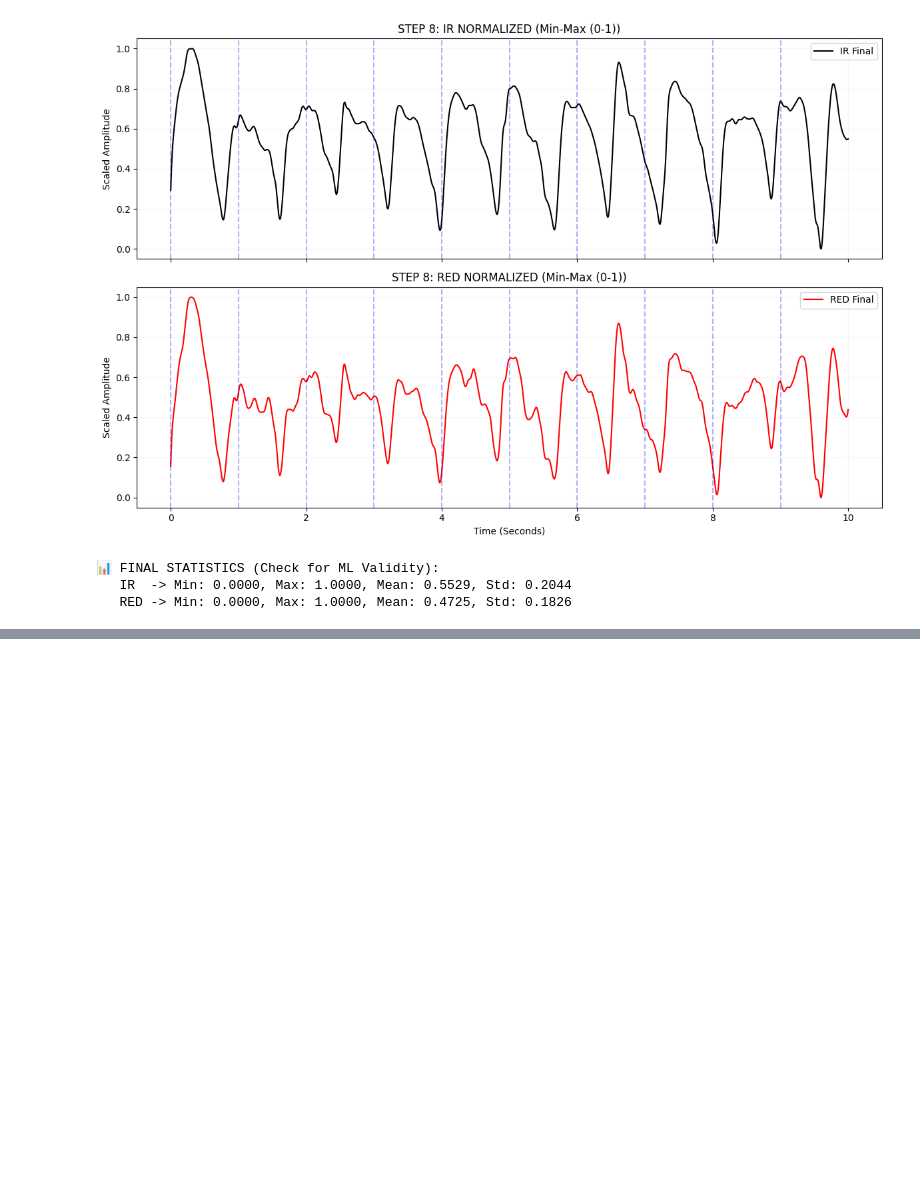
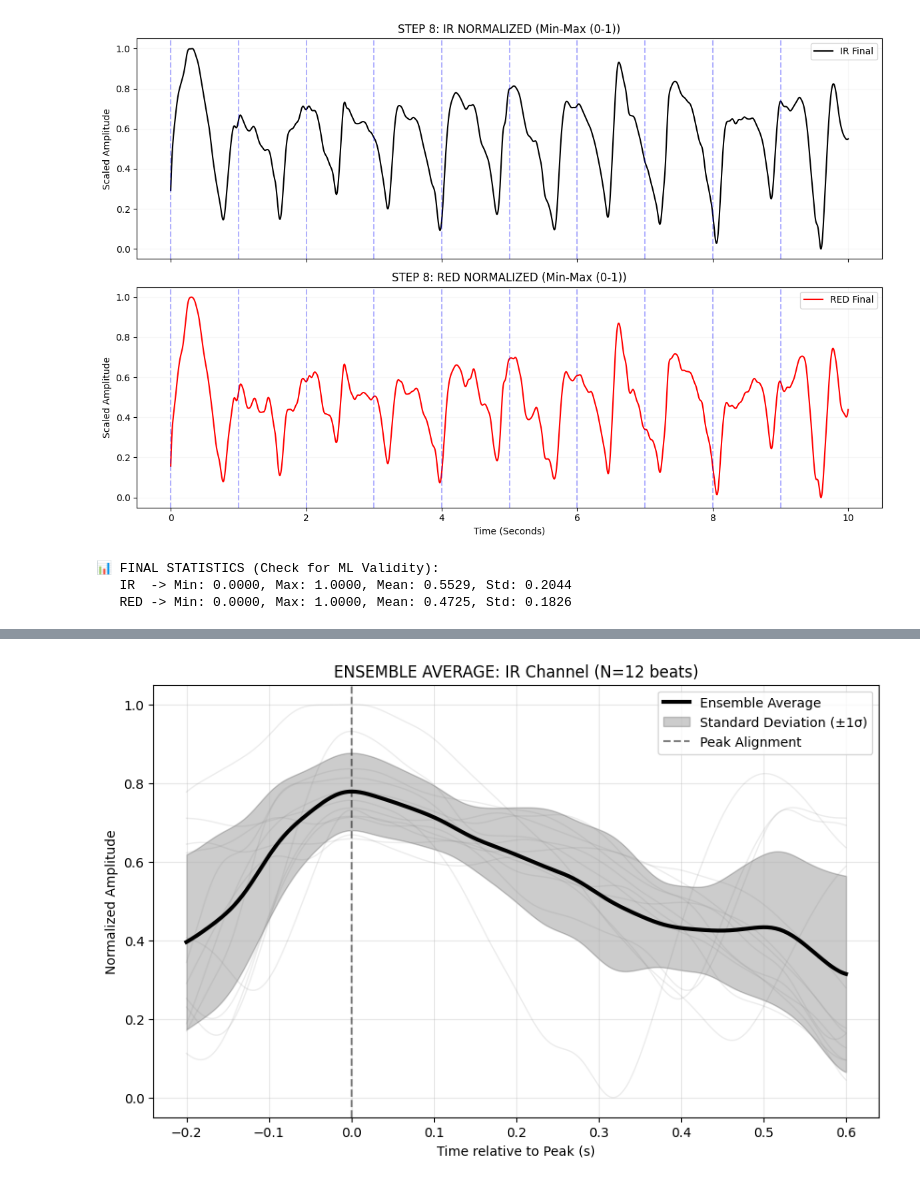
Before and after one commit to AhamedRaafiq/GlucoSense_FYP, a Jupyter notebook: 04_Python_Signal_Processing_Pipeline/Filters_Normalization_SignalQualityCheck.ipynb, the cells around one changed output, grey strips where cells are left out. Drawn from its saved outputs; the diff is of its cells as text; code cells hidden in the pictures; blank space fills up the shorter version.

```diff
--- a/04_Python_Signal_Processing_Pipeline/Normalization2.ipynb
+++ b/04_Python_Signal_Processing_Pipeline/Filters_Normalization_SignalQualityCheck.ipynb
@@ -1049,0 +1153,84 @@ Perfusion Index (PI)      | 0.9184          | 1.7078          | % (Signal Streng
+# %%
+# ==========================================
+# ⚙️ STEP 11: ENSEMBLE AVERAGING (The "Perfect Wave")
+# ==========================================
+import numpy as np
+import matplotlib.pyplot as plt
+from scipy.signal import find_peaks
+
+def plot_ensemble_average(signal_data, fs, title, color_individual, color_avg):
+    """
+    Cuts signal into individual beats aligned by peak, then averages them.
+    """
+    # 1. Find Peaks to identify where each beat starts
+    #    Distance=0.4s (limits to max 150 BPM)
+    peaks, _ = find_peaks(signal_data, distance=int(0.4*fs), prominence=0.1)
+
+    if len(peaks) < 2:
+        print(f"⚠️ Not enough peaks found in {title} to average.")
+        return
+
+    # 2. Define Window Size (e.g., 0.2s before peak, 0.6s after peak)
+    #    This captures the full morphology (Systolic Peak + Dicrotic Notch)
+    pre_peak_sec  = 0.2
+    post_peak_sec = 0.6
+
+    pre_samples  = int(pre_peak_sec * fs)
+    post_samples = int(post_peak_sec * fs)
+    window_len   = pre_samples + post_samples
+
+    segments = []
+
+    # 3. Slice each beat
+    for p in peaks:
+        # Check boundaries to avoid crashing at start/end of file
+        if p - pre_samples >= 0 and p + post_samples < len(signal_data):
+            seg = signal_data[p - pre_samples : p + post_samples]
+            segments.append(seg)
+
+    if not segments:
+        print("⚠️ No valid segments extracted.")
+        return
+
+    # Convert to Matrix (Rows = Beats, Cols = Time Samples)
+    segments_matrix = np.array(segments)
+
+    # 4. Calculate Average (Mean) and Standard Deviation
+    avg_wave = np.mean(segments_matrix, axis=0)
+    std_wave = np.std(segments_matrix, axis=0)
+
+    # 5. Plot
+    time_axis = np.linspace(-pre_peak_sec, post_peak_sec, window_len)
+
+    plt.figure(figsize=(10, 6))
+
+    # Plot all individual beats faintly
+    for seg in segments:
+        plt.plot(time_axis, seg, color=color_individual, alpha=0.15, linewidth=1)
+
+    # Plot the Average (Ensemble) Beat boldly
+    plt.plot(time_axis, avg_wave, color=color_avg, linewidth=3, label='Ensemble Average')
+
+    # Fill area to show variance (Standard Deviation)
+    plt.fill_between(time_axis, avg_wave - std_wave, avg_wave + std_wave,
+                     color=color_avg, alpha=0.2, label='Standard Deviation (±1σ)')
+
+    plt.title(f"ENSEMBLE AVERAGE: {title} (N={len(segments)} beats)")
+    plt.xlabel("Time relative to Peak (s)")
+    plt.ylabel("Normalized Amplitude")
+    plt.axvline(0, color='black', linestyle='--', alpha=0.5, label='Peak Alignment')
+    plt.legend()
+    plt.grid(True, alpha=0.3)
+    plt.show()
+
+# ==========================================
+# 🏃‍♂️ RUN ENSEMBLE PLOTTING
+# ==========================================
+print("\n📉 GENERATING AVERAGE WAVES...")
+
+# Plot IR Channel
+plot_ensemble_average(ir_norm, FS, "IR Channel", "gray", "black")
+
+# Plot RED Channel
+plot_ensemble_average(red_norm, FS, "RED Channel", "lightcoral", "red")
+# %% [output]
@@ -1049,0 +1238 @@ Perfusion Index (PI)      | 0.9184          | 1.7078          | % (Signal Streng
+[figure, added]
```
Also changed, not shown: parts of 6 cells of this notebook, 12 other files.
